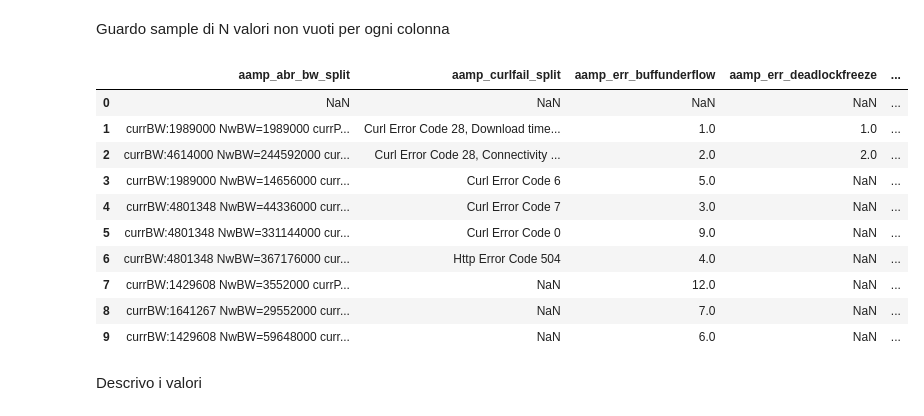
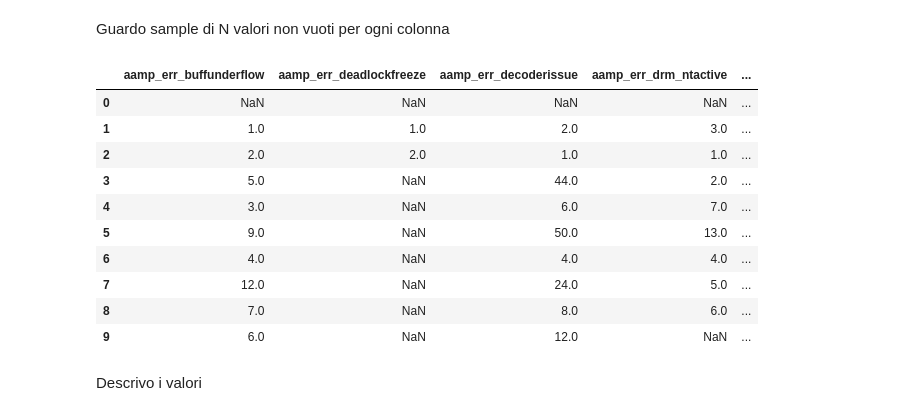
Before and after one commit to lamparelli/hackaton_DS, a Jupyter notebook: explore_marco.ipynb, the cells around one changed output. Cells and saved outputs as stored; diff of their text form; code cells hidden in the pictures.

Commit message:
estrazione valori e creazione di nuove colonne

```diff
--- a/explore_marco.ipynb
+++ b/explore_marco.ipynb
@@ -37,34 +57,49 @@ Split delle colonne con più campi di intresse in più colonne
+# %%
+stb_data['aamp_abr_bw_split_nwbw'] = stb_data['aamp_abr_bw_split'].str.extract(r'NwBW=([0-9]+)', expand=True)
+stb_data.drop(columns='aamp_abr_bw_split',inplace=True)
+# %%
+stb_data['ap_info_split_rssi'] = stb_data['ap_info_split'].str.extract(r'rssi=(-?[0-9]+)', expand=True)
+stb_data['ap_info_split_avgrssi']  = stb_data['ap_info_split'].str.extract(r'AvgRssi=(-?[0-9]+)', expand=True)
+stb_data['ap_info_split_bandghz']  = stb_data['ap_info_split'].str.extract(r'Band=(2\.4|2,4|5)GHz', expand=True)
+stb_data.drop(columns='ap_info_split',inplace=True)
 # %% [markdown]
 Guardo sample di N valori non vuoti per ogni colonna
 # %%
 pd.set_option("max_columns", None)
 pd.set_option("max_colwidth", None)
 # %%
-# NB: NON mostra le prime N righe con nessuno valore NA.
-# I dati in ogni colonna sono slegati dai dati nelle altre colonne.
-# Mostra i primi N dati non-NA in ogni colonna.
+def mostraSampleDati(stb_data, cols = None, numValoriSamplePerColonna = 10):
+    # NB: NON mostra le prime N righe con nessuno valore NA.
+    # I dati in ogni colonna sono slegati dai dati nelle altre colonne.
+    # Mostra i primi N dati non-NA in ogni colonna.
 
-numValoriSamplePerColonna = 10
+    pd.set_option("max_columns", None)
+    pd.set_option("max_rows", None)
 
-vals = []
-for col in stb_data.columns:
-    sampleValoriColonna = stb_data[col].unique()[:numValoriSamplePerColonna]
-    sampleValoriColonna = pd.Series(sampleValoriColonna).rename(col)
-    vals.append(sampleValoriColonna)
-sample = pd.concat(vals, axis=1)
-sample
+    if (cols is None):
+        cols = stb_data.columns
+
+    vals = []
+    for col in cols:
+        sampleValoriColonna = stb_data[col].unique()[:numValoriSamplePerColonna]
+        sampleValoriColonna = pd.Series(sampleValoriColonna).rename(col)
+        vals.append(sampleValoriColonna)
+    sample = pd.concat(vals, axis=1)
+    return(sample)
+
+mostraSampleDati(stb_data)
 # %% [output]
-|  | aamp_abr_bw_split | aamp_curlfail_split | aamp_err_buffunderflow | aamp_err_deadlockfreeze | ... |
+|  | aamp_err_buffunderflow | aamp_err_deadlockfreeze | aamp_err_decoderissue | aamp_err_drm_ntactive | ... |
 | 0 | NaN | NaN | NaN | NaN | ... |
-| 1 | currBW:1989000 NwBW=1989000 currP... | Curl Error Code 28, Download time... | 1.0 | 1.0 | ... |
-| 2 | currBW:4614000 NwBW=244592000 cur... | Curl Error Code 28, Connectivity ... | 2.0 | 2.0 | ... |
-| 3 | currBW:1989000 NwBW=14656000 curr... | Curl Error Code 6 | 5.0 | NaN | ... |
-| 4 | currBW:4801348 NwBW=44336000 curr... | Curl Error Code 7 | 3.0 | NaN | ... |
-| 5 | currBW:4801348 NwBW=331144000 cur... | Curl Error Code 0 | 9.0 | NaN | ... |
-| 6 | currBW:4801348 NwBW=367176000 cur... | Http Error Code 504 | 4.0 | NaN | ... |
-| 7 | currBW:1429608 NwBW=3552000 currP... | NaN | 12.0 | NaN | ... |
-| 8 | currBW:1641267 NwBW=29552000 curr... | NaN | 7.0 | NaN | ... |
-| 9 | currBW:1429608 NwBW=59648000 curr... | NaN | 6.0 | NaN | ... |
+| 1 | 1.0 | 1.0 | 2.0 | 3.0 | ... |
+| 2 | 2.0 | 2.0 | 1.0 | 1.0 | ... |
+| 3 | 5.0 | NaN | 44.0 | 2.0 | ... |
+| 4 | 3.0 | NaN | 6.0 | 7.0 | ... |
+| 5 | 9.0 | NaN | 50.0 | 13.0 | ... |
+| 6 | 4.0 | NaN | 4.0 | 4.0 | ... |
+| 7 | 12.0 | NaN | 24.0 | 5.0 | ... |
+| 8 | 7.0 | NaN | 8.0 | 6.0 | ... |
+| 9 | 6.0 | NaN | 12.0 | NaN | ... |
 # %% [markdown]
 Descrivo i valori
 # %%
```
Also changed, not shown: parts of 3 cells of this notebook, 1 other file.
